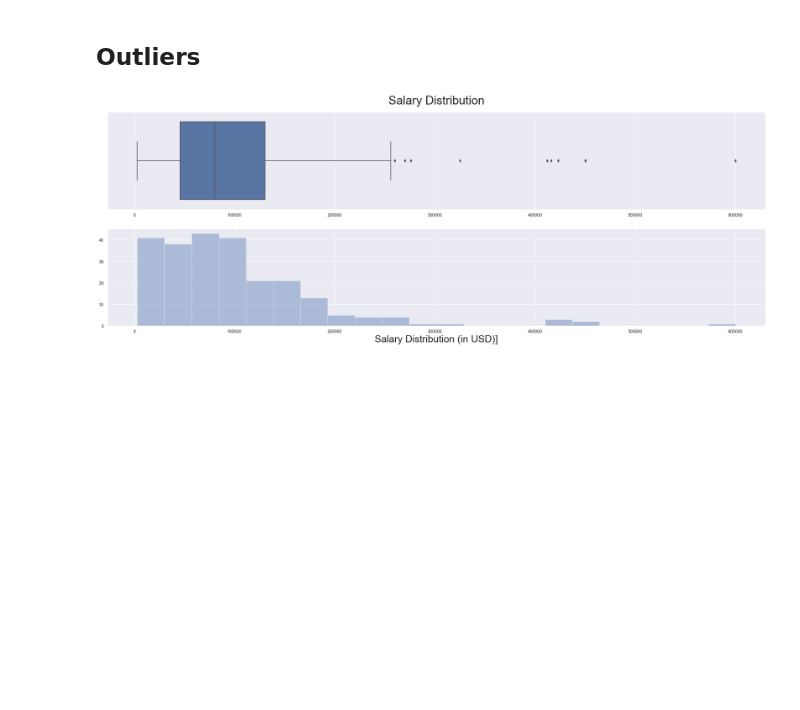
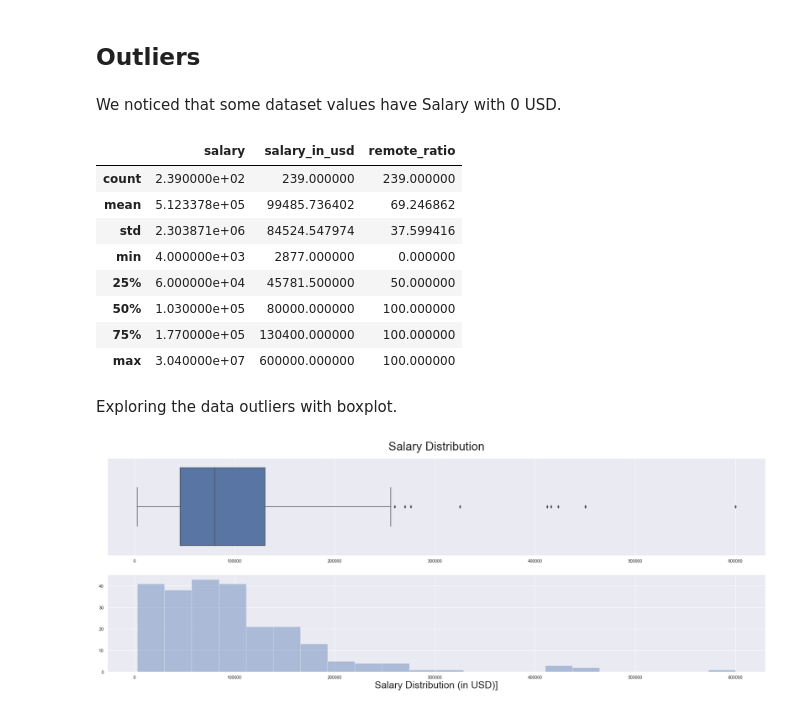
Before and after one commit to jeanpierec/ljpiere_projects, a Jupyter notebook: Proyecto4_JobSalaries/JobSalaries_IT.ipynb, the cells around one changed output. Saved outputs shown, nothing was run; the diff lists cells and outputs as text; code cells hidden in the pictures; blank space fills up the shorter version.

```diff
--- a/Proyecto4_JobSalaries/JobSalaries_IT.ipynb
+++ b/Proyecto4_JobSalaries/JobSalaries_IT.ipynb
@@ -202,6 +202,24 @@ jobsala.head()
 | 4 | 2021e | SE | FT | Manager Data Science | 144000 | US | ... |
 # %% [markdown]
 ## Outliers
+# %% [markdown]
+We noticed that some dataset values have Salary with 0 USD.
+# %%
+mask_ss = jobsala.salary_in_usd > 0
+jobsala = jobsala[mask_ss]
+data.describe()
+# %% [output]
+|  | salary | salary_in_usd | remote_ratio |
+| count | 2.390000e+02 | 239.000000 | 239.000000 |
+| mean | 5.123378e+05 | 99485.736402 | 69.246862 |
+| std | 2.303871e+06 | 84524.547974 | 37.599416 |
+| min | 4.000000e+03 | 2877.000000 | 0.000000 |
+| 25% | 6.000000e+04 | 45781.500000 | 50.000000 |
+| 50% | 1.030000e+05 | 80000.000000 | 100.000000 |
+| 75% | 1.770000e+05 | 130400.000000 | 100.000000 |
+| max | 3.040000e+07 | 600000.000000 | 100.000000 |
+# %% [markdown]
+Exploring the data outliers with boxplot.
 # %%
 import warnings
 warnings.simplefilter(action="ignore", category=FutureWarning)
```
Also changed, not shown: parts of 17 cells of this notebook, 5 other files.
